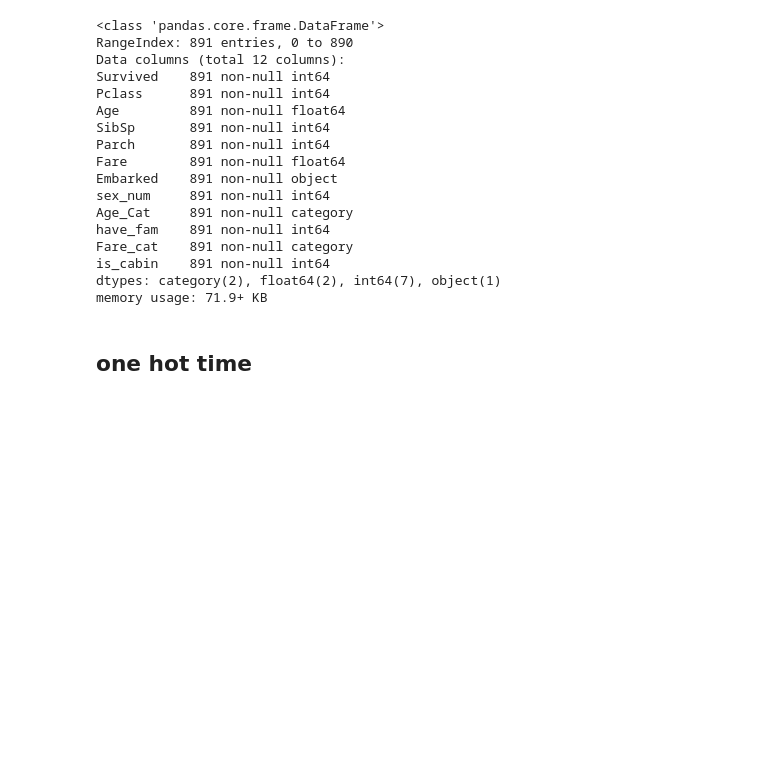
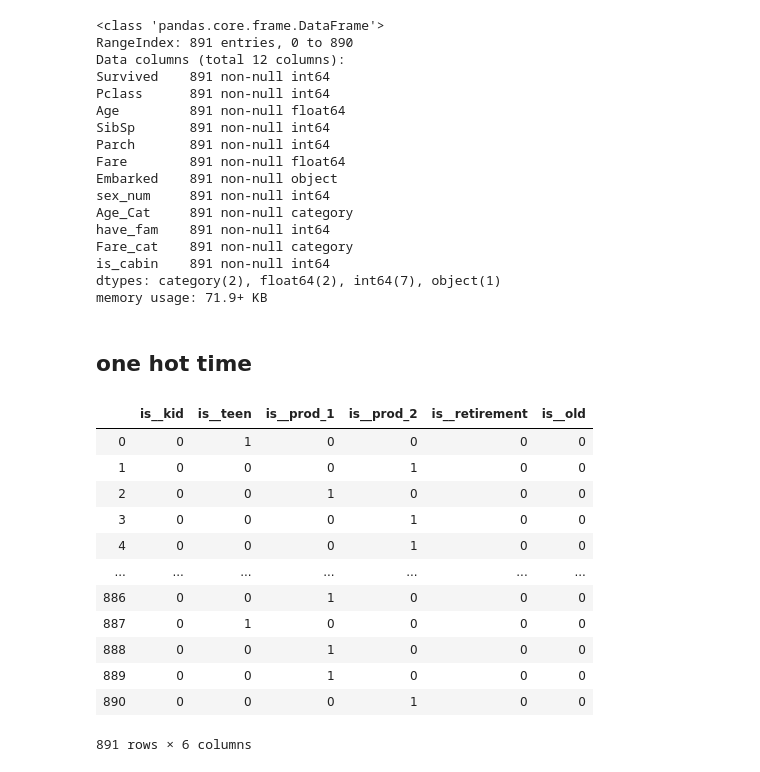
Before and after one commit to AjiNugroho/MachineLearning, a Jupyter notebook: titanic/titanic_disaster.ipynb, the cells around one changed output. Drawn from its saved outputs; the diff is of its cells as text; code cells hidden in the pictures; blank space fills up the shorter version.

```diff
--- a/titanic/titanic_disaster.ipynb
+++ b/titanic/titanic_disaster.ipynb
@@ -361,3 +361,22 @@ dtypes: category(2), float64(2), int64(7), object(1)
 memory usage: 71.9+ KB
 # %% [markdown]
 ## one hot time
+# %%
+dfcat = pd.Categorical(data_titanic['Age_Cat'])
+# %%
+dfdummy = pd.get_dummies(dfcat,prefix='is_')
+dfdummy
+# %% [output]
+|  | is__kid | is__teen | is__prod_1 | is__prod_2 | is__retirement | is__old |
+| 0 | 0 | 1 | 0 | 0 | 0 | 0 |
+| 1 | 0 | 0 | 0 | 1 | 0 | 0 |
+| 2 | 0 | 0 | 1 | 0 | 0 | 0 |
+| 3 | 0 | 0 | 0 | 1 | 0 | 0 |
+| 4 | 0 | 0 | 0 | 1 | 0 | 0 |
+| ... | ... | ... | ... | ... | ... | ... |
+| 886 | 0 | 0 | 1 | 0 | 0 | 0 |
+| 887 | 0 | 1 | 0 | 0 | 0 | 0 |
+| 888 | 0 | 0 | 1 | 0 | 0 | 0 |
+| 889 | 0 | 0 | 1 | 0 | 0 | 0 |
+| 890 | 0 | 0 | 0 | 1 | 0 | 0 |
+891 rows × 6 columns
```
Also changed, not shown: parts of 3 cells of this notebook.
